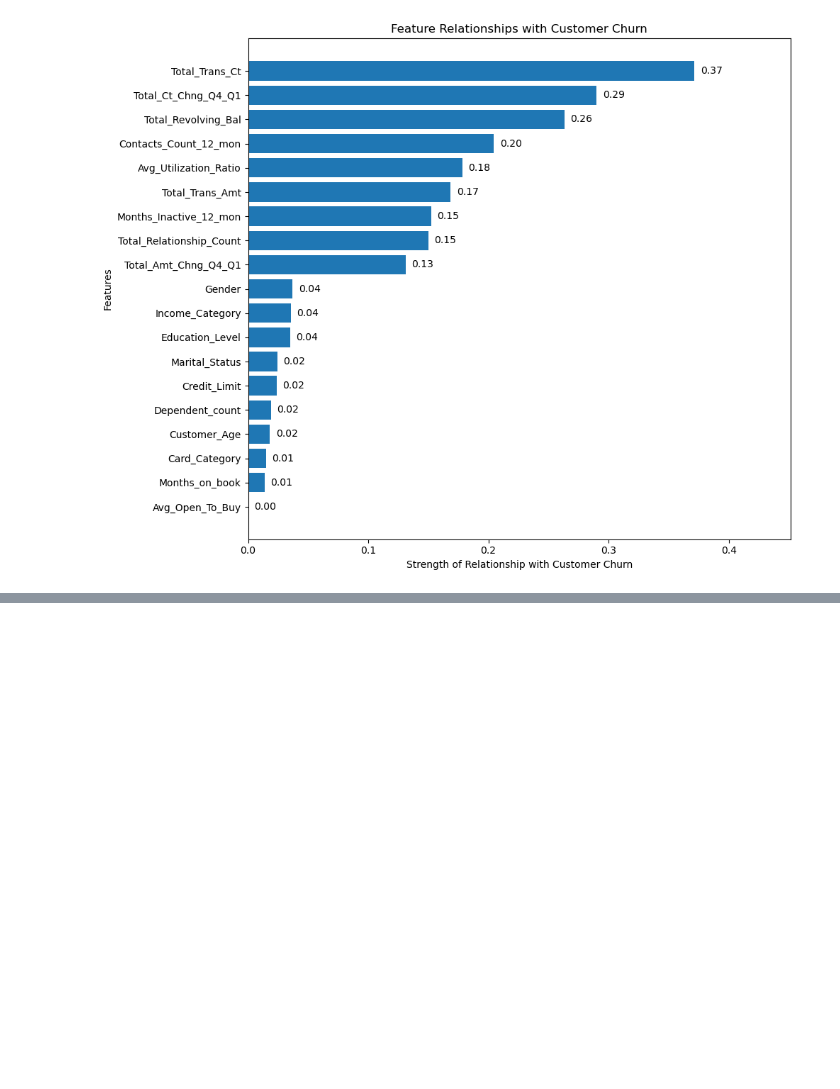
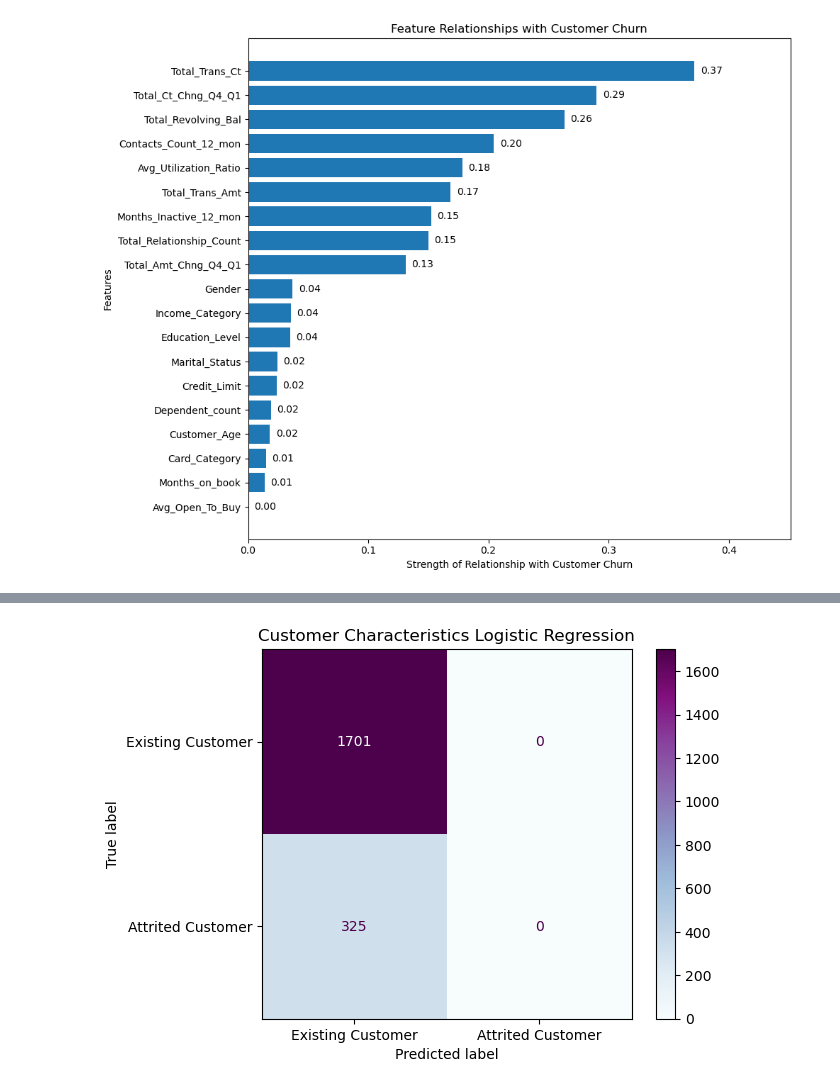
Before and after one commit to gianellarobles/Customer-Churn-Analytics-Predication, a Jupyter notebook: Customer_Churn_AP.ipynb, the cells around one changed output, grey strips where cells are left out. Cells and saved outputs as stored; diff of their text form; code cells hidden in the pictures; blank space fills up the shorter version.

Commit message:
Update Customer_Churn_AP.ipynb
Logistic Regression Model

```diff
--- a/Customer_Churn_AP.ipynb
+++ b/Customer_Churn_AP.ipynb
@@ -2114,0 +2293,28 @@ plt.show()
+# %%
+#model -> Logistic Regression
+from sklearn.metrics import (
+    accuracy_score,
+    precision_score,
+    recall_score,
+    f1_score,
+    roc_auc_score,
+    average_precision_score
+)
+
+# Make predictions
+customer_predictions = customer_logistic.predict(X_customer_test)
+customer_probabilities = customer_logistic.predict_proba(X_customer_test)[:, 1]
+
+# Calculate metrics and create results table
+customer_results = pd.DataFrame({
+    'Model': ['Logistic Regression'],
+    'Feature Set': ['Customer Characteristics'],
+    'Accuracy': [accuracy_score(y_customer_test, customer_predictions)],
+    'Precision': [precision_score(y_customer_test, customer_predictions)],
+    'Recall': [recall_score(y_customer_test, customer_predictions)],
+    'F1 Score': [f1_score(y_customer_test, customer_predictions)],
+    'ROC-AUC': [roc_auc_score(y_customer_test, customer_probabilities)],
+    'PR-AUC': [average_precision_score(y_customer_test, customer_probabilities)]
+})
+
+customer_results.round(3)
@@ -2114,0 +2324,19 @@ plt.show()
+# %%
+#confusion matrix
+from sklearn.metrics import confusion_matrix, ConfusionMatrixDisplay
+import matplotlib.pyplot as plt
+
+# Create confusion matrix
+cm = confusion_matrix(y_customer_test, customer_predictions)
+
+# Display confusion matrix
+disp = ConfusionMatrixDisplay(
+    confusion_matrix=cm,
+    display_labels=['Existing Customer', 'Attrited Customer']
+)
+
+disp.plot(cmap='BuPu')
+plt.title('Customer Characteristics Logistic Regression')
+plt.show()
+# %% [output]
+[figure, added]
```
Also changed, not shown: parts of 15 cells of this notebook.
